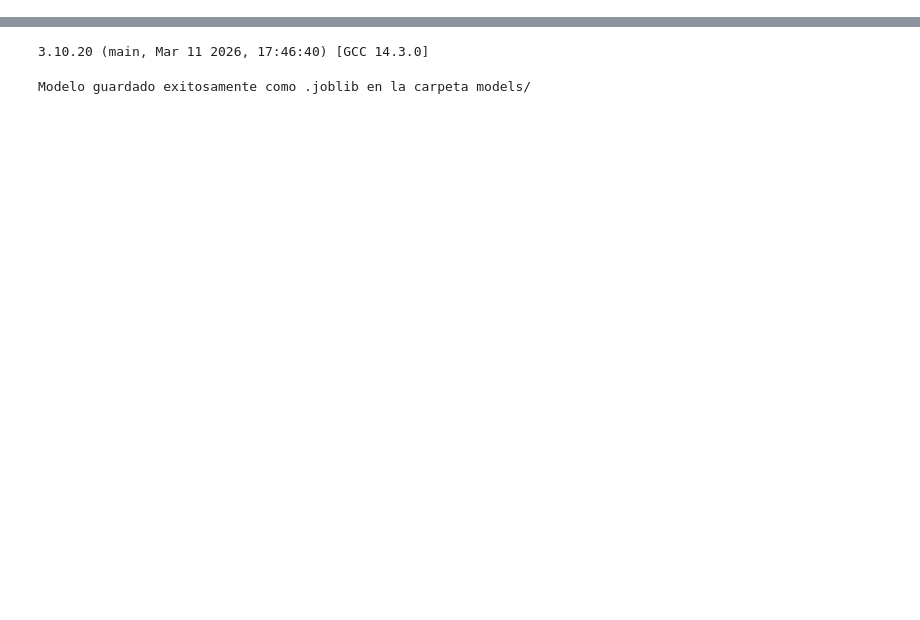
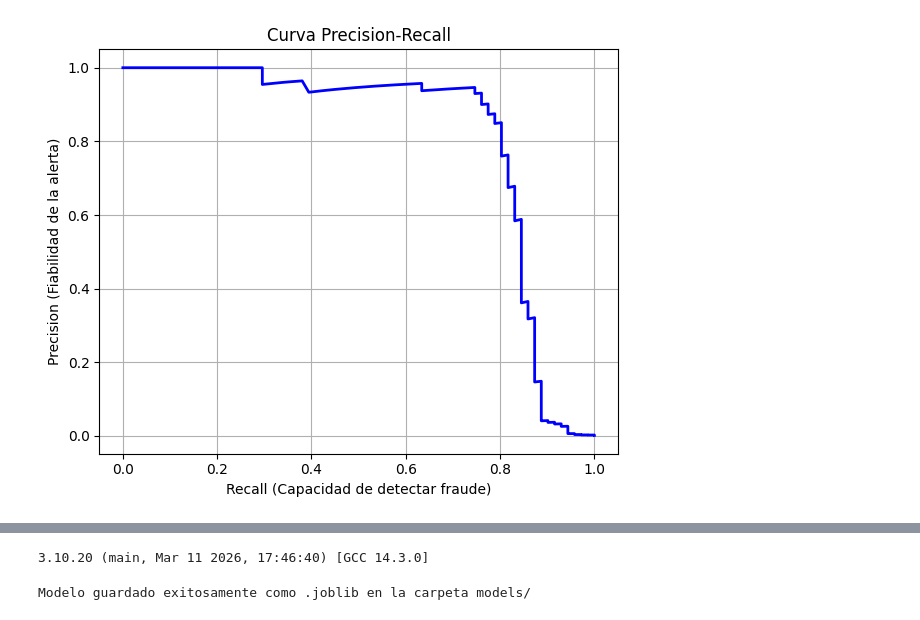
Before and after one commit to jeferssonvm/Credit_Card_Fraud_Detection, a Jupyter notebook: notebooks/03_model.ipynb, the cells around one changed output, grey strips where cells are left out. Saved outputs shown, nothing was run; the diff lists cells and outputs as text; code cells hidden in the pictures; blank space fills up the shorter version.

```diff
--- a/notebooks/03_model.ipynb
+++ b/notebooks/03_model.ipynb
@@ -206,3 +176,18 @@ Se seleccionó un umbral de 0.3 para priorizar la detección de fraudes (Recall)
+# %%
+# Curva Precision-Recall (La mejor para fraude)
+precision, recall, thresholds = precision_recall_curve(y_test, y_probs)
+
+plt.figure(figsize=(6, 5))
+plt.plot(recall, precision, color='blue', lw=2)
+plt.xlabel('Recall (Capacidad de detectar fraude)')
+plt.ylabel('Precision (Fiabilidad de la alerta)')
+plt.title('Curva Precision-Recall')
+plt.grid(True)
+plt.tight_layout()
+plt.savefig('../reports/Precision_Recall.png', dpi=150)
+plt.show()
+# %% [output]
+[figure, added]
 # %%
 import matplotlib.pyplot as plt
 
```
Also changed, not shown: parts of 12 cells of this notebook, 10 other files.
